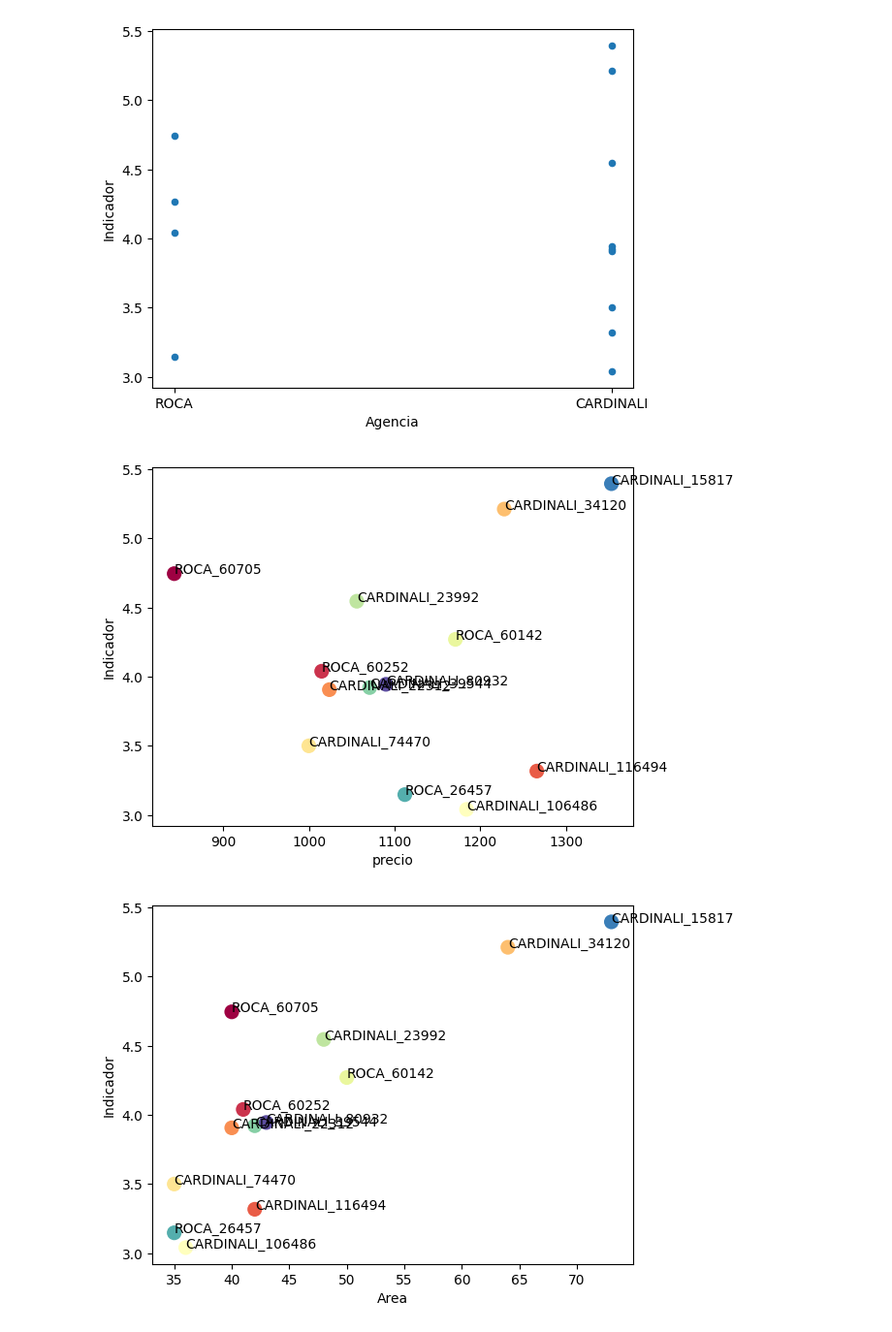
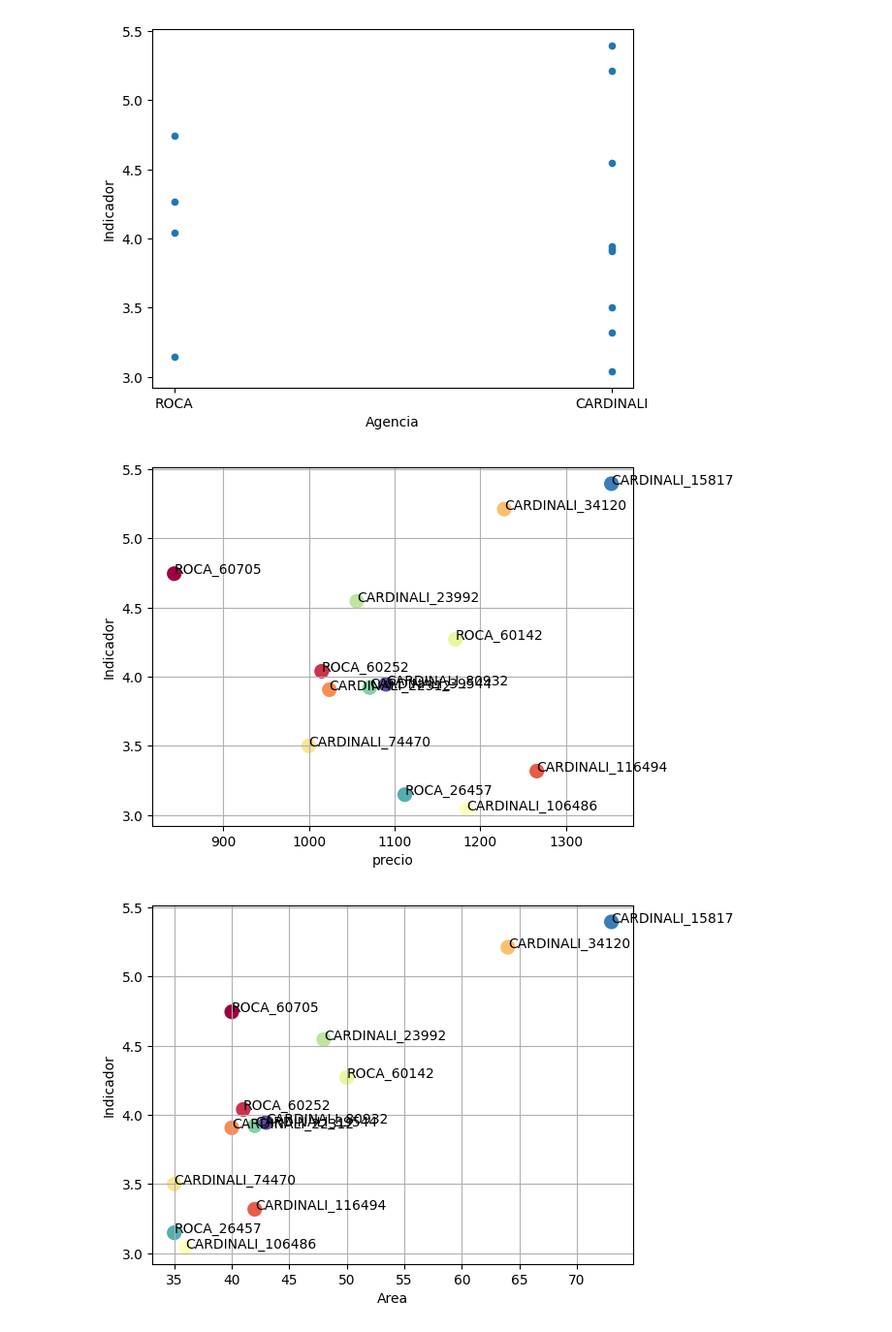
Before and after one commit to andresgd17/choosing-apartment, a Jupyter notebook: plot.ipynb, the cells around one changed output. Shown at 97% size. Drawn from its saved outputs; the diff is of its cells as text; code cells hidden in the pictures.

```diff
--- a/plot.ipynb
+++ b/plot.ipynb
@@ -84,13 +84,19 @@ fig, ax = plt.subplots()
 df.plot( x='precio',y='Indicador', kind='scatter', ax=ax, s=120, linewidth=0, c=range(len(df)), colormap=cmap)
 for i, point in df.iterrows():
         ax.text(point['precio'], point['Indicador'], str(point['Agencia'])+'_'+str(point['codigo']))
+ax.grid()
+#plt.show()
+plt.savefig('plot1.png')
 # %% [output]
-[figure, old version]
+[figure, new version]
 # %%
 cmap = cm.get_cmap('Spectral')
 fig, ax = plt.subplots()
 df.plot( x='Area',y='Indicador', kind='scatter', ax=ax, s=120, linewidth=0, c=range(len(df)), colormap=cmap)
 for i, point in df.iterrows():
         ax.text(point['Area'], point['Indicador'], str(point['Agencia'])+'_'+str(point['codigo']))
+
+ax.grid()
+plt.savefig('plot2.png')
 # %% [output]
-[figure, old version]
+[figure, new version]
```
Also changed, not shown: 2 other files.
